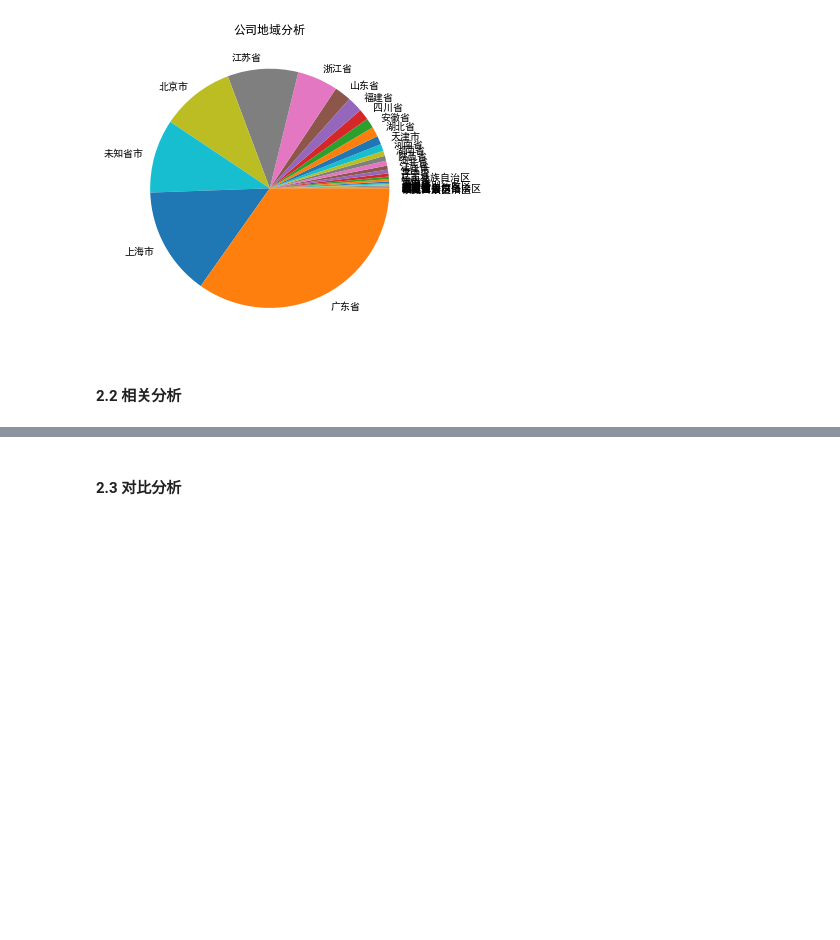
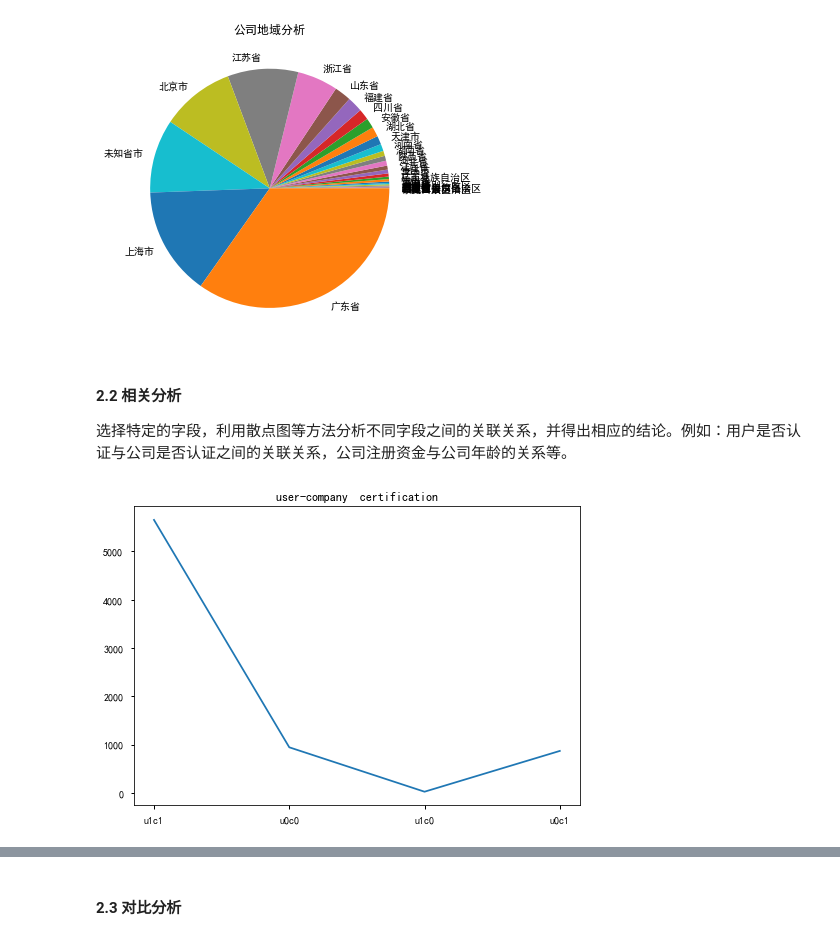
Before and after one commit to weiyongsen/BDA, a Jupyter notebook: ex1/code33.ipynb, the cells around one changed output, grey strips where cells are left out. Cells and saved outputs as stored; diff of their text form; code cells hidden in the pictures; blank space fills up the shorter version.

```diff
--- a/ex1/code.ipynb
+++ b/ex1/code33.ipynb
@@ -180,7 +180,7 @@ for i in range(len(data)):
     else:   # 不合规范或者为空的时候
         money.append(0)
 
-newData['注册资金'] = np.array(money).astype(int)  # 由str变为int数组
+newData['注册资金'] = np.array(money).astype(float)  # 由str变为int数组
 
 
 
@@ -470,3 +480,30 @@ Text(0.5, 1.0, '公司地域分析')
 [figure]
 # %% [markdown]
 #### 2.2 相关分析
+选择特定的字段，利用散点图等方法分析不同字段之间的关联关系，并得出相应的结论。例如：用户是否认证与公司是否认证之间的关联关系，公司注册资金与公司年龄的关系等。
+# %%
+# 用户是否认证与公司是否认证之间的关联关系
+user_certification = data['是否认证']
+company_certification = data['公司是否认证']
+
+u0c0 = 0
+u0c1 = 0
+u1c0 = 0
+u1c1 = 0
+
+for i in range(len(user_certification)):
+    if user_certification[i] == 1 and company_certification[i]==1:
+        u1c1 += 1
+    elif user_certification[i] == 1 and company_certification[i]==0:
+        u1c0 += 1
+    elif user_certification[i] == 0 and company_certification[i]==1:
+        u0c1 += 1
+    else :
+        u0c0 += 1
+
+x = ['u1c1','u0c0','u1c0','u0c1']
+plt.plot(x,[u1c1,u0c0,u1c0,u0c1])
+plt.title('user-company  certification')
+plt.show()
+# %% [output]
+[figure, added]
```
Also changed, not shown: parts of 2 cells of this notebook.
